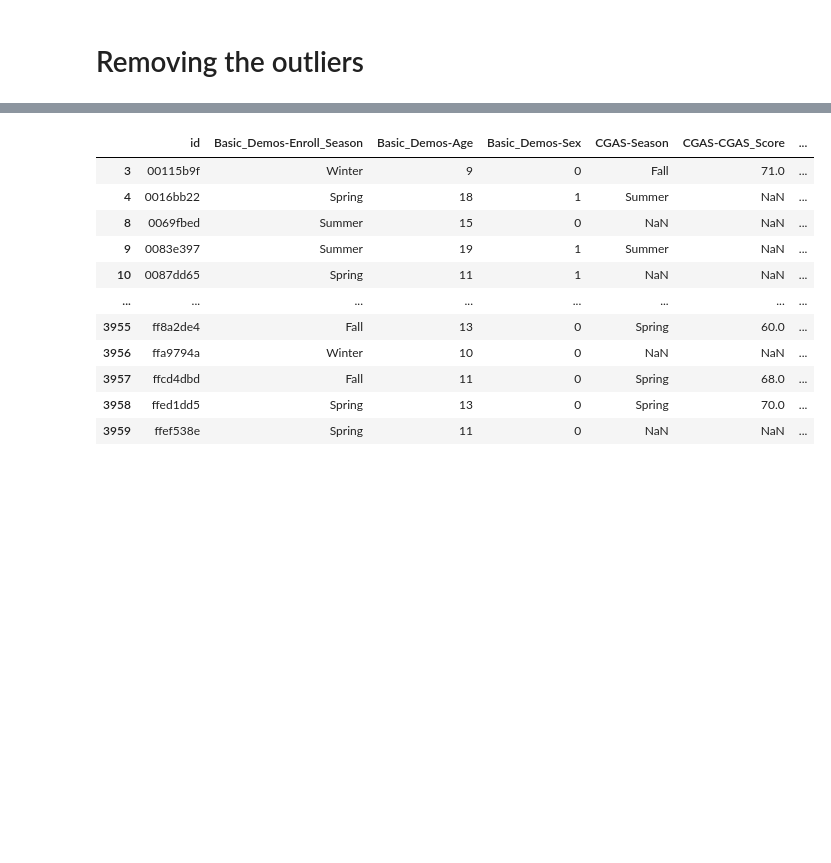
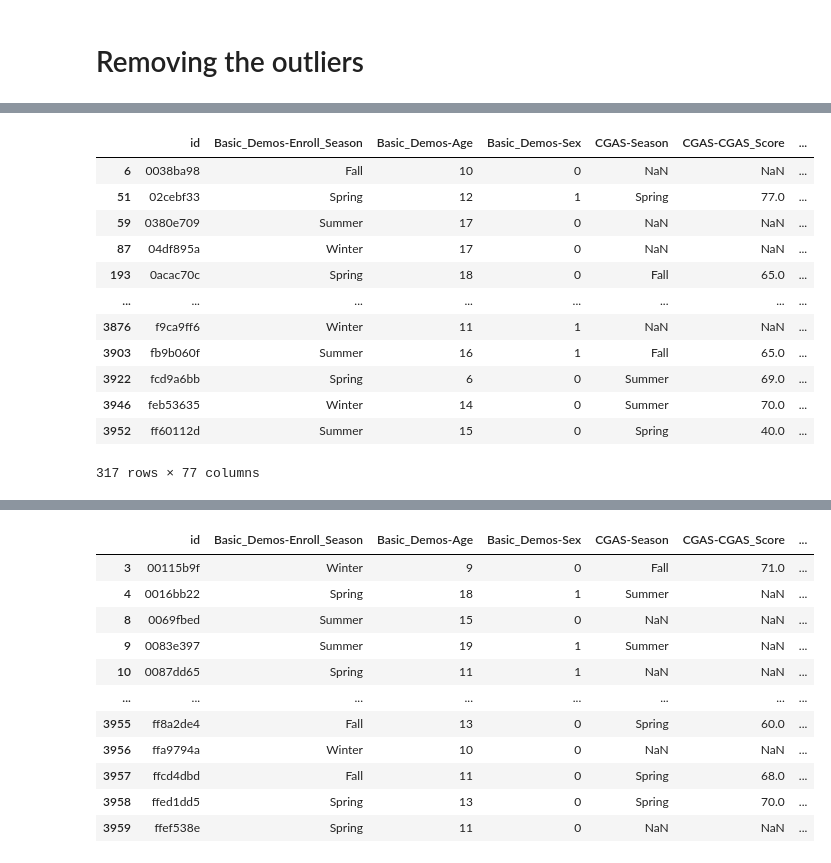
Before and after one commit to k3liang/Problematic-Internet-Use-Predictor, a Jupyter notebook: DataPP.ipynb, the cells around one changed output, grey strips where cells are left out. Drawn from its saved outputs; the diff is of its cells as text; code cells hidden in the pictures; blank space fills up the shorter version.

```diff
--- a/DataPP.ipynb
+++ b/DataPP.ipynb
@@ -219,0 +388,3 @@ On the other hand, we also have time series data as well for some of the rows, s
+# %%
+numerical_cols = df.dtypes[df.dtypes != 'object'].index
+numerical_cols
@@ -219,0 +449,18 @@ On the other hand, we also have time series data as well for some of the rows, s
+# %%
+true_numericals = numerical_cols[~((df[numerical_cols].min() == 0) & (df[numerical_cols].max() <= 5))]
+# %%
+df[(np.abs(stats.zscore(df[true_numericals], nan_policy='omit')) >= 3).any(axis=1)]
+# %% [output]
+|  | id | Basic_Demos-Enroll_Season | Basic_Demos-Age | Basic_Demos-Sex | CGAS-Season | CGAS-CGAS_Score | ... |
+| 6 | 0038ba98 | Fall | 10 | 0 | NaN | NaN | ... |
+| 51 | 02cebf33 | Spring | 12 | 1 | Spring | 77.0 | ... |
+| 59 | 0380e709 | Summer | 17 | 0 | NaN | NaN | ... |
+| 87 | 04df895a | Winter | 17 | 0 | NaN | NaN | ... |
+| 193 | 0acac70c | Spring | 18 | 0 | Fall | 65.0 | ... |
+| ... | ... | ... | ... | ... | ... | ... | ... |
+| 3876 | f9ca9ff6 | Winter | 11 | 1 | NaN | NaN | ... |
+| 3903 | fb9b060f | Summer | 16 | 1 | Fall | 65.0 | ... |
+| 3922 | fcd9a6bb | Spring | 6 | 0 | Summer | 69.0 | ... |
+| 3946 | feb53635 | Winter | 14 | 0 | Summer | 70.0 | ... |
+| 3952 | ff60112d | Summer | 15 | 0 | Spring | 40.0 | ... |
+317 rows × 77 columns
```
Also changed, not shown: parts of 36 cells of this notebook.
